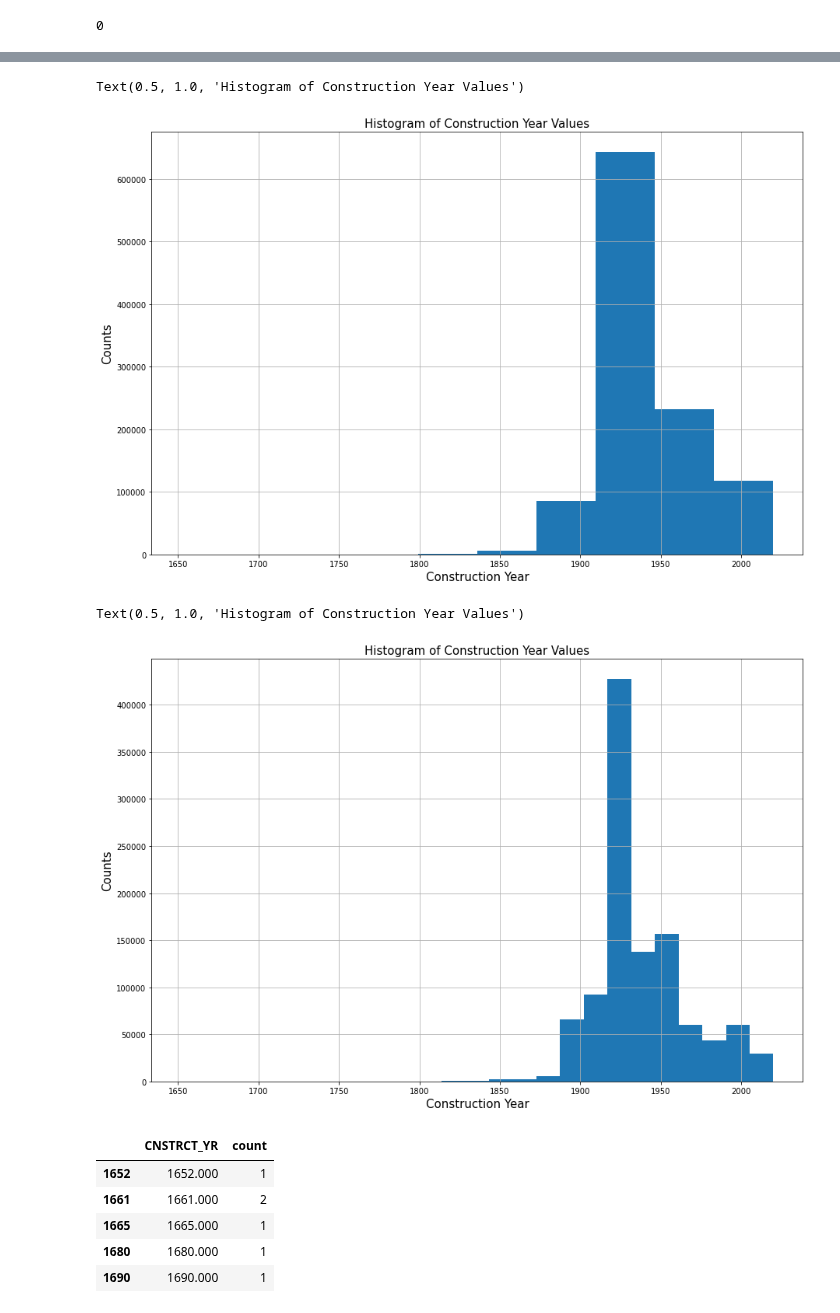
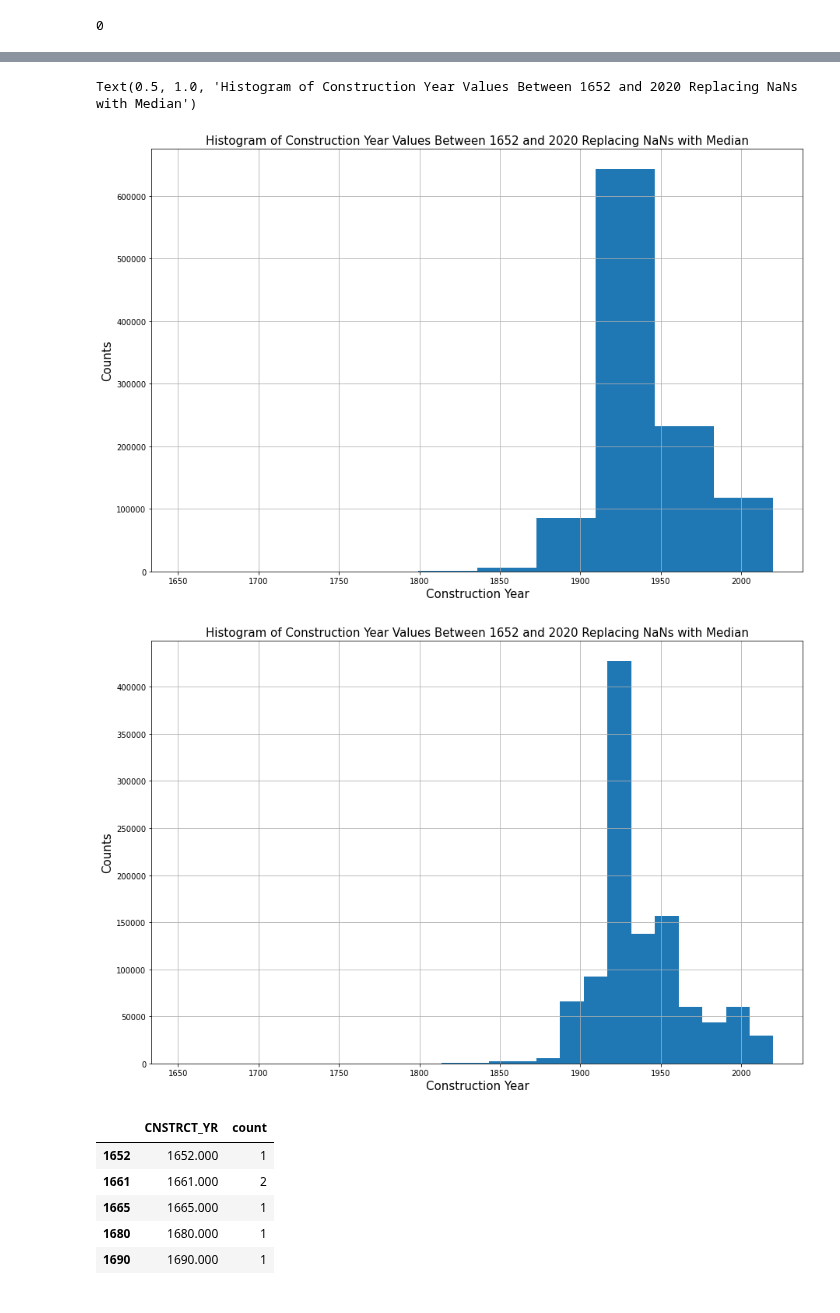
Before and after one commit to mebauer/data-analysis-using-python, a Jupyter notebook: 2-data-inspection-cleaning-wrangling/2-data-inspection-cleaning-wrangling.ipynb, the cells around one changed output, grey strips where cells are left out. Cells and saved outputs as stored; diff of their text form; code cells hidden in the pictures.

```diff
--- a/2-data-inspection-cleaning-wrangling/2-data-inspection-cleaning-wrangling.ipynb
+++ b/2-data-inspection-cleaning-wrangling/2-data-inspection-cleaning-wrangling.ipynb
@@ -100,7 +98,7 @@ Documention for installing watermark: https://github.com/rasbt/watermark
 If you receive `HTTPError: HTTP Error 404: Not Found`, you need to replace the csv link. DoITT changes the link path regularly.
 # %%
 # setting the link of our data (a static csv file) as the name 'url'
-url = 'https://data.cityofnewyork.us/api/views/2wbz-fb2h/rows.csv?accessType=DOWNLOAD'
+url = 'https://data.cityofnewyork.us/api/views/cn3y-d5py/rows.csv?accessType=DOWNLOAD'
 
 # reading in our data as a pandas dataframe and setting the name to'building_footprints'
 building_footprints = pd.read_csv(url)
@@ -985,19 +1087,21 @@ building_footprints_fill_median.describe()
 # %%
 # making a histogram of our 'CNSTRCT_YR' column with 10 bins
 building_footprints_fill_median['CNSTRCT_YR'].hist(bins=10, figsize=(15,10))
 plt.xlabel('Construction Year', fontsize=15)
 plt.ylabel('Counts', fontsize=15)
-plt.title('Histogram of Construction Year Values', fontsize=15)
+plt.title('Histogram of Construction Year Values Between \
+1652 and 2020 Replacing NaNs with Median', fontsize=15)
 # %% [output]
-Text(0.5, 1.0, 'Histogram of Construction Year Values')
+Text(0.5, 1.0, 'Histogram of Construction Year Values Between 1652 and 2020 Replacing NaNs with Median')
-[figure, old version]
+[figure, new version]
 # %%
 # making a histogram of our 'CNSTRCT_YR' column with 25 bins
 building_footprints_fill_median['CNSTRCT_YR'].hist(bins=25, figsize=(15,10))
 plt.xlabel('Construction Year', fontsize=15)
 plt.ylabel('Counts', fontsize=15)
-plt.title('Histogram of Construction Year Values', fontsize=15)
+plt.title('Histogram of Construction Year Values Between \
+1652 and 2020 Replacing NaNs with Median', fontsize=15)
+plt.savefig('figures/fig-7.png')
 # %% [output]
-Text(0.5, 1.0, 'Histogram of Construction Year Values')
-[figure, old version]
+[figure, new version]
 # %%
```
Also changed, not shown: parts of 202 cells of this notebook, 16 other files.
